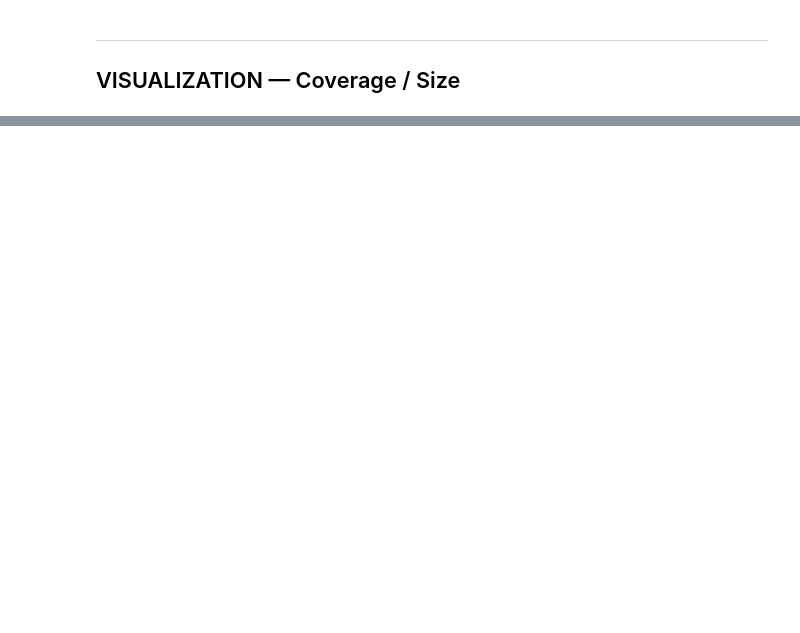
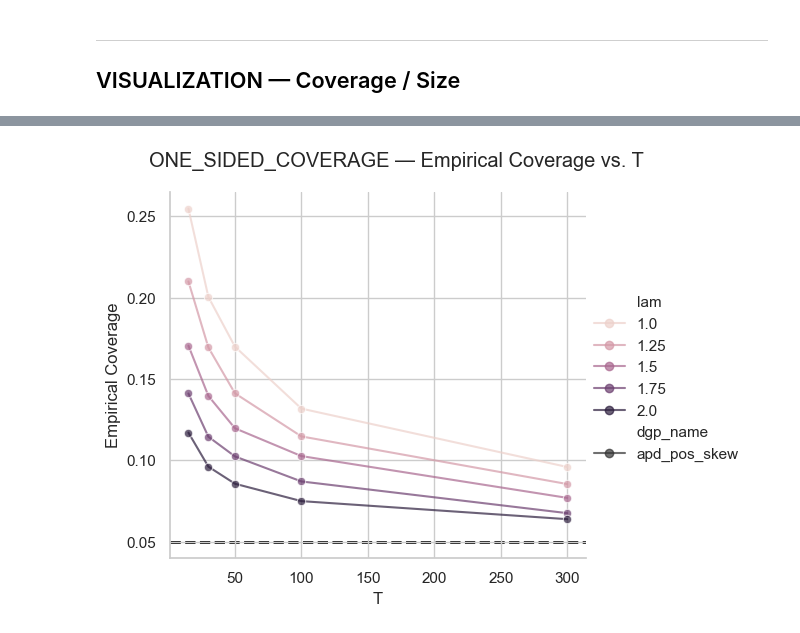
Before and after one commit to Fabro2701/sharpe_ratio_TFM, a Jupyter notebook: notebooks/opdyke2007.ipynb, the cells around one changed output, grey strips where cells are left out. Cells and saved outputs as stored; diff of their text form; code cells hidden in the pictures; blank space fills up the shorter version.

Commit message:
study an mask plot & dgp kwargs

```diff
--- a/notebooks/opdyke2007.ipynb
+++ b/notebooks/opdyke2007.ipynb
@@ -98,4 +139,4 @@ run_selected_configs(
 ---
 ## VISUALIZATION — Coverage / Size
 # %%
-run_analysis(experiments, "aux", alpha=0.05)
+#run_analysis(experiments, "aux", alpha=0.05, reverse=True)
@@ -121,0 +143,4 @@ run_analysis(experiments, "aux", alpha=0.05)
+# %%
+run_analysis(experiments, "fig5_b", alpha=0.05, plot_mask=[0,0,1], reverse=True)
+# %% [output]
+[figure, added]
```
Also changed, not shown: parts of 6 cells of this notebook, 2 other files.
